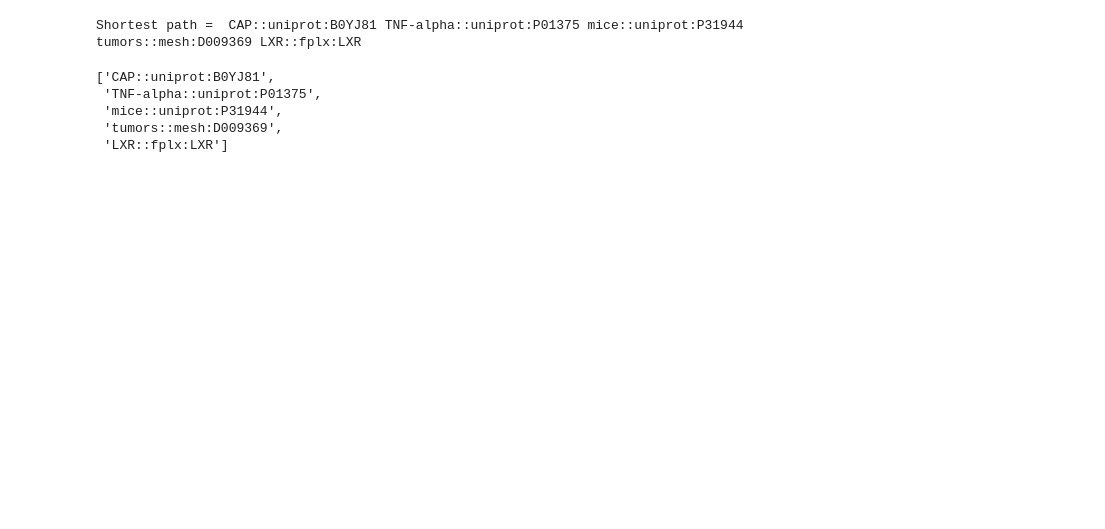
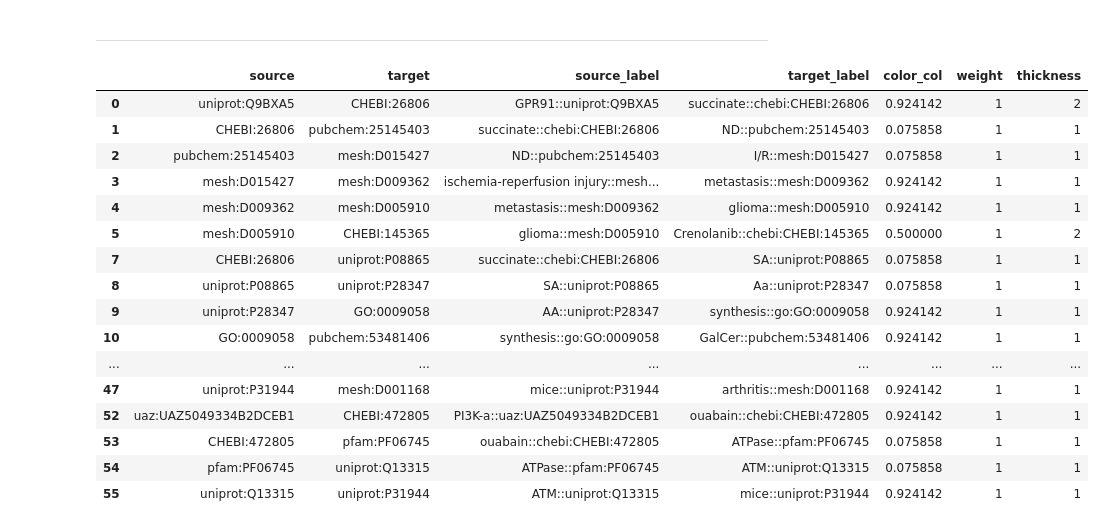
Before and after one commit to elu2/VERITBackend, a Jupyter notebook: Query.ipynb, the cells around one changed output. Cells and saved outputs as stored; diff of their text form; code cells hidden in the pictures; blank space fills up the shorter version.

Commit message:
Improved querying to pipe directly into a visualization. Id checking.

```diff
--- a/Query.ipynb
+++ b/Query.ipynb
@@ -117,9 +135,64 @@ stored_paths
-# %%
-BFS_SP(graph_dict, 'CAP::uniprot:B0YJ81', 'LXR::fplx:LXR')
-# %% [output]
-Shortest path =  CAP::uniprot:B0YJ81 TNF-alpha::uniprot:P01375 mice::uniprot:P31944 tumors::mesh:D009369 LXR::fplx:LXR
-['CAP::uniprot:B0YJ81',
- 'TNF-alpha::uniprot:P01375',
- 'mice::uniprot:P31944',
- 'tumors::mesh:D009369',
- 'LXR::fplx:LXR']
+# %% [markdown]
+--------------
+# %%
+expanded_paths = {}
+for key in stored_paths:
+    breakdown_list = stored_paths[key]
+    if breakdown_list != None:
+        sub_pairings = []
+        for i in range(0, len(breakdown_list) - 1):
+            sub_pairings.append(tuple([breakdown_list[i], breakdown_list[i + 1]]))
+        expanded_paths[key] = sub_pairings
+    if breakdown_list == None:
+        expanded_paths[key] = None
+# %%
+subsetted_edges = {
+    "source" : [],
+    "target" : [],
+    "source_label" : [],
+    "target_label" : [],
+    "color_col" : [],
+    "weight" : [],
+    "thickness" : []
+}
+
+pathless_pairs = []
+
+for key in expanded_paths:
+    if expanded_paths[key] != None:
+        for pair in expanded_paths[key]:
+            i = 0
+            for i in range(0, len(sources)):
+                if sources[i] == pair[0] and targets[i] == pair[1]:
+                    subsetted_edges["source"].append(sources[i])
+                    subsetted_edges["target"].append(targets[i])
+                    subsetted_edges["source_label"].append(sources_label[i])
+                    subsetted_edges["target_label"].append(targets_label[i])
+                    subsetted_edges["color_col"].append(color_col[i])
+                    subsetted_edges["weight"].append(weight[i])
+                    subsetted_edges["thickness"].append(thickness[i])
+    else:
+        pathless_pairs.append(key)
+# %%
+query_edges = pd.DataFrame.from_dict(subsetted_edges)
+no_dupes = pd.DataFrame(np.sort(query_edges[['source','target']], axis=1))
+query_edges = query_edges[~no_dupes.duplicated()]
+query_edges
+# %% [output]
+|  | source | target | source_label | target_label | color_col | weight | thickness |
+| 0 | uniprot:Q9BXA5 | CHEBI:26806 | GPR91::uniprot:Q9BXA5 | succinate::chebi:CHEBI:26806 | 0.924142 | 1 | 2 |
+| 1 | CHEBI:26806 | pubchem:25145403 | succinate::chebi:CHEBI:26806 | ND::pubchem:25145403 | 0.075858 | 1 | 1 |
+| 2 | pubchem:25145403 | mesh:D015427 | ND::pubchem:25145403 | I/R::mesh:D015427 | 0.075858 | 1 | 1 |
+| 3 | mesh:D015427 | mesh:D009362 | ischemia-reperfusion injury::mesh... | metastasis::mesh:D009362 | 0.924142 | 1 | 1 |
+| 4 | mesh:D009362 | mesh:D005910 | metastasis::mesh:D009362 | glioma::mesh:D005910 | 0.924142 | 1 | 1 |
+| 5 | mesh:D005910 | CHEBI:145365 | glioma::mesh:D005910 | Crenolanib::chebi:CHEBI:145365 | 0.500000 | 1 | 2 |
+| 7 | CHEBI:26806 | uniprot:P08865 | succinate::chebi:CHEBI:26806 | SA::uniprot:P08865 | 0.075858 | 1 | 1 |
+| 8 | uniprot:P08865 | uniprot:P28347 | SA::uniprot:P08865 | Aa::uniprot:P28347 | 0.075858 | 1 | 1 |
+| 9 | uniprot:P28347 | GO:0009058 | AA::uniprot:P28347 | synthesis::go:GO:0009058 | 0.924142 | 1 | 1 |
+| 10 | GO:0009058 | pubchem:53481406 | synthesis::go:GO:0009058 | GalCer::pubchem:53481406 | 0.924142 | 1 | 1 |
+| ... | ... | ... | ... | ... | ... | ... | ... |
+| 47 | uniprot:P31944 | mesh:D001168 | mice::uniprot:P31944 | arthritis::mesh:D001168 | 0.924142 | 1 | 1 |
+| 52 | uaz:UAZ5049334B2DCEB1 | CHEBI:472805 | PI3K-a::uaz:UAZ5049334B2DCEB1 | ouabain::chebi:CHEBI:472805 | 0.924142 | 1 | 1 |
+| 53 | CHEBI:472805 | pfam:PF06745 | ouabain::chebi:CHEBI:472805 | ATPase::pfam:PF06745 | 0.075858 | 1 | 1 |
+| 54 | pfam:PF06745 | uniprot:Q13315 | ATPase::pfam:PF06745 | ATM::uniprot:Q13315 | 0.075858 | 1 | 1 |
+| 55 | uniprot:Q13315 | uniprot:P31944 | ATM::uniprot:Q13315 | mice::uniprot:P31944 | 0.924142 | 1 | 1 |
```
Also changed, not shown: parts of 13 cells of this notebook, 7 other files.
